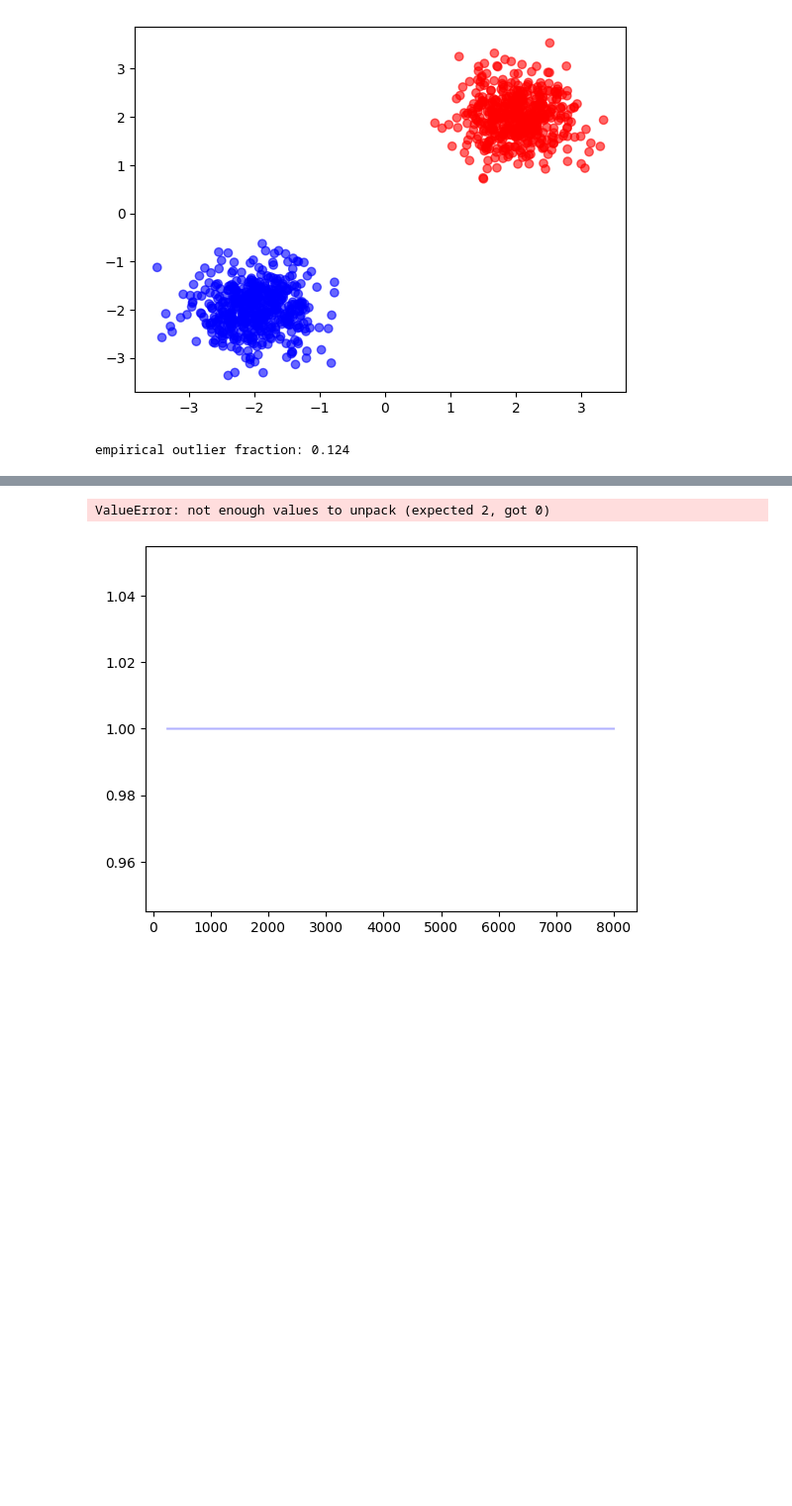
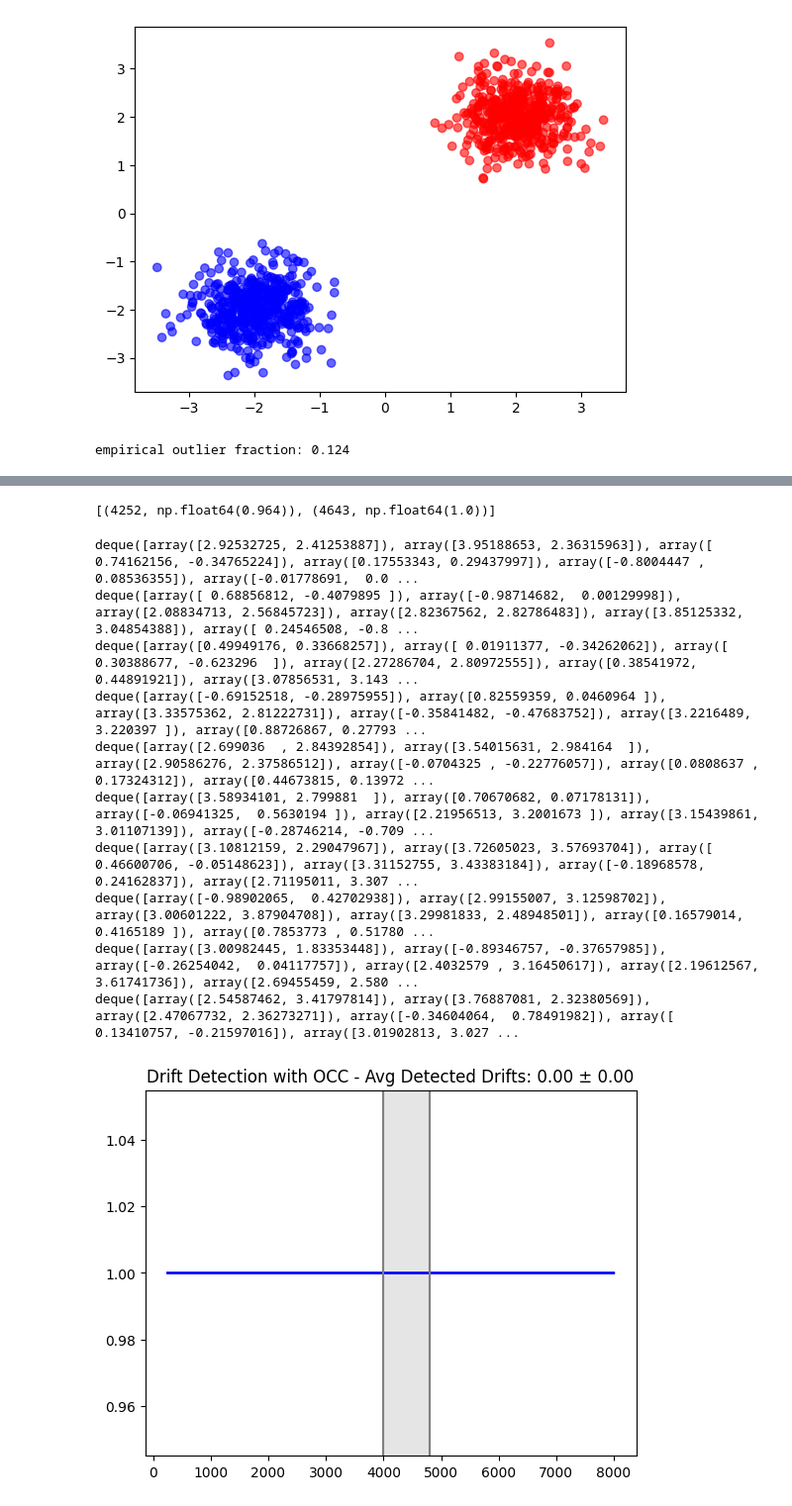
Before and after one commit to dariomalchiodi/occ-drift-detection, a Jupyter notebook: river.ipynb, the cells around one changed output, grey strips where cells are left out. Shown at 99% size. Drawn from its saved outputs; the diff is of its cells as text; code cells hidden in the pictures; blank space fills up the shorter version.

Commit message:
solved problem in drift detection time visualization

```diff
--- a/river.ipynb
+++ b/river.ipynb
@@ -246,6 +240,7 @@ from collections import deque
 import itertools as it
 from river import stream, tree, metrics
 
+keep_fraction = 0.1
 def experiment(n, f, nu, gamma, max_t, stream):
 
     x_window = deque(maxlen=n)
@@ -268,6 +263,7 @@ def experiment(n, f, nu, gamma, max_t, stream):
         curr_x = np.array([x[i] for i in range(len(x))])
         outlier = occ.predict(np.array([curr_x]))[0]
         outlier_window.append(outlier==-1)
+    d = ZTestDriftDetector(0.025, outlier_window)
 
     for x, y in it.islice(stream.sample(), max_t - n):
         t += 1
@@ -284,13 +280,18 @@ def experiment(n, f, nu, gamma, max_t, stream):
         outlier_window.append(outlier==-1)
 
         # d = ThresholdDriftDetector(f)
-        d = ZTestDriftDetector(0.025, outlier_window)
+
         if d.detect(outlier_window):
-            accumulate_examples(stream, n, x_window, y_window, keep_fraction=0.1)
-            t += n
+            print(f'Drift detected at t={t}, with accuracy {accuracy[-1][1]}')
+            accumulate_examples(stream, n, x_window, y_window,
+                                keep_fraction=keep_fraction)
+
+            detected_drifts.append((t, accuracy[-1][1]))
+            t += int(n * (1 - keep_fraction))
+            print(f'After accumulation, t={t}')
             a = window_accuracy(model, x_window, y_window)
+            print(f'Post-drift accuracy: {a}')
             accuracy.append((t, a))
-            detected_drifts.append((t, a))
 
             # retrain model on current window
             model = tree.HoeffdingTreeClassifier()
@@ -309,6 +310,8 @@ def experiment(n, f, nu, gamma, max_t, stream):
 
         if t > max_t:
             break
+
+    # print(x_window)
     return accuracy, detected_drifts
 
 n = 250 # window size
@@ -318,11 +321,13 @@ gamma = 0.5 # OCC parameter
 max_t = 8_000 # max number of examples to process
 
 g1 = GaussianMixture(mu=[[0, 0], [1, 1]], sigma=[[0.2, 0.2], [0.2, 0.2]],
-                     class_=[0, 1], p=[0.5, 0.5], n=80_000, seed=492)
+                     class_=[0, 1], p=[0.5, 0.5], n=80_000, seed=42)
 g2 = GaussianMixture(mu=[[0, 0], [3, 3]], sigma=[[0.2, 0.2], [0.2, 0.2]],
-                     class_=[0, 1], p=[0.5, 0.5], n=80_000, seed=492)
+                     class_=[0, 1], p=[0.5, 0.5], n=80_000, seed=42)
 
-stream = DriftingMixtureStream(mixtures=[g1, g2], drift_points=[(2_000, 2_800)])
+start_drift, end_drift = 4_000, 4_800
+stream = DriftingMixtureStream(mixtures=[g1, g2],
+                               drift_points=[(start_drift, end_drift)])
 
 accuracy, detected_drifts = experiment(n, f, nu, gamma, max_t, stream)
 
@@ -330,12 +335,12 @@ num_drifts =len(detected_drifts)
 
 fix, ax = plt.subplots()
 u, v = zip(*accuracy)
-ax.step(u, v)
+ax.step(u, v, where='post')
 if detected_drifts:
     u, v = zip(*detected_drifts)
     ax.scatter(u, v, color='red', label='Detected Drifts', s=10)
-ax.axvspan(2_000, 2_800, color='gray', alpha=0.2)
-ax.axvline(2_000, color='gray', linewidth=1.5, alpha=1.0)
-ax.axvline(2_800, color='gray', linewidth=1.5, alpha=1.0)
+ax.axvspan(start_drift, end_drift, color='gray', alpha=0.2)
+ax.axvline(start_drift, color='gray', linewidth=1.5, alpha=1.0)
+ax.axvline(end_drift, color='gray', linewidth=1.5, alpha=1.0)
 ax.set_title(f'Drift Detection with OCC - Detected Drifts: {num_drifts}')
 plt.show()
@@ -342,26 +359,40 @@ plt.show()
+# %%
+detected_drifts
+# %% [output]
+[(4252, np.float64(0.964)), (4643, np.float64(1.0))]
 # %%
 fix, ax = plt.subplots()
 
 num_drifts = []
-for seed in np.arange(142, 143, 10):
+for seed in np.arange(42, 142, 10):
     g1 = GaussianMixture(mu=[[0, 0], [1, 1]], sigma=[[1, 1], [0.2, 0.2]],
                      class_=[0, 1], p=[0.5, 0.5], n=8_000, seed=seed)
     g2 = GaussianMixture(mu=[[0, 0], [3, 3]], sigma=[[1, 1], [0.3, 0.3]],
                         class_=[0, 1], p=[0.5, 0.5], n=8_000, seed=seed)
 
     accuracy, detected_drifts = experiment(n, f, nu, gamma, max_t, stream)
     num_drifts.append(len(detected_drifts))
     u, v = zip(*accuracy)
     ax.step(u, v, color='blue', alpha=0.3)
-    u, v = zip(*detected_drifts)
-    ax.scatter(u, v, color='red', label='Detected Drifts', s=10)
+    if detected_drifts:
+        u, v = zip(*detected_drifts)
+        ax.scatter(u, v, color='red', label='Detected Drifts', s=10)
 
 ax.axvspan(4_000, 4_800, color='gray', alpha=0.2)
 ax.axvline(4_000, color='gray', linewidth=1.5, alpha=1.0)
 ax.axvline(4_800, color='gray', linewidth=1.5, alpha=1.0)
 ax.set_title(f'Drift Detection with OCC - Avg Detected Drifts: {np.mean(num_drifts):.2f} ± {np.std(num_drifts):.2f}')
 # ax.set_ylim(0.95, 1.01)
 plt.show()
 # %% [output]
-ValueError: not enough values to unpack (expected 2, got 0)
+deque([array([2.92532725, 2.41253887]), array([3.95188653, 2.36315963]), array([ 0.74162156, -0.34765224]), array([0.17553343, 0.29437997]), array([-0.8004447 ,  0.08536355]), array([-0.01778691,  0.0 ...
+deque([array([ 0.68856812, -0.4079895 ]), array([-0.98714682,  0.00129998]), array([2.08834713, 2.56845723]), array([2.82367562, 2.82786483]), array([3.85125332, 3.04854388]), array([ 0.24546508, -0.8 ...
+deque([array([0.49949176, 0.33668257]), array([ 0.01911377, -0.34262062]), array([ 0.30388677, -0.623296  ]), array([2.27286704, 2.80972555]), array([0.38541972, 0.44891921]), array([3.07856531, 3.143 ...
+deque([array([-0.69152518, -0.28975955]), array([0.82559359, 0.0460964 ]), array([3.33575362, 2.81222731]), array([-0.35841482, -0.47683752]), array([3.2216489, 3.220397 ]), array([0.88726867, 0.27793 ...
+deque([array([2.699036  , 2.84392854]), array([3.54015631, 2.984164  ]), array([2.90586276, 2.37586512]), array([-0.0704325 , -0.22776057]), array([0.0808637 , 0.17324312]), array([0.44673815, 0.13972 ...
+deque([array([3.58934101, 2.799881  ]), array([0.70670682, 0.07178131]), array([-0.06941325,  0.5630194 ]), array([2.21956513, 3.2001673 ]), array([3.15439861, 3.01107139]), array([-0.28746214, -0.709 ...
+deque([array([3.10812159, 2.29047967]), array([3.72605023, 3.57693704]), array([ 0.46600706, -0.05148623]), array([3.31152755, 3.43383184]), array([-0.18968578,  0.24162837]), array([2.71195011, 3.307 ...
+deque([array([-0.98902065,  0.42702938]), array([2.99155007, 3.12598702]), array([3.00601222, 3.87904708]), array([3.29981833, 2.48948501]), array([0.16579014, 0.4165189 ]), array([0.7853773 , 0.51780 ...
+deque([array([3.00982445, 1.83353448]), array([-0.89346757, -0.37657985]), array([-0.26254042,  0.04117757]), array([2.4032579 , 3.16450617]), array([2.19612567, 3.61741736]), array([2.69455459, 2.580 ...
+deque([array([2.54587462, 3.41797814]), array([3.76887081, 2.32380569]), array([2.47067732, 2.36273271]), array([-0.34604064,  0.78491982]), array([ 0.13410757, -0.21597016]), array([3.01902813, 3.027 ...
-[figure, old version]
+[figure, new version]
```
Also changed, not shown: parts of 2 cells of this notebook.
